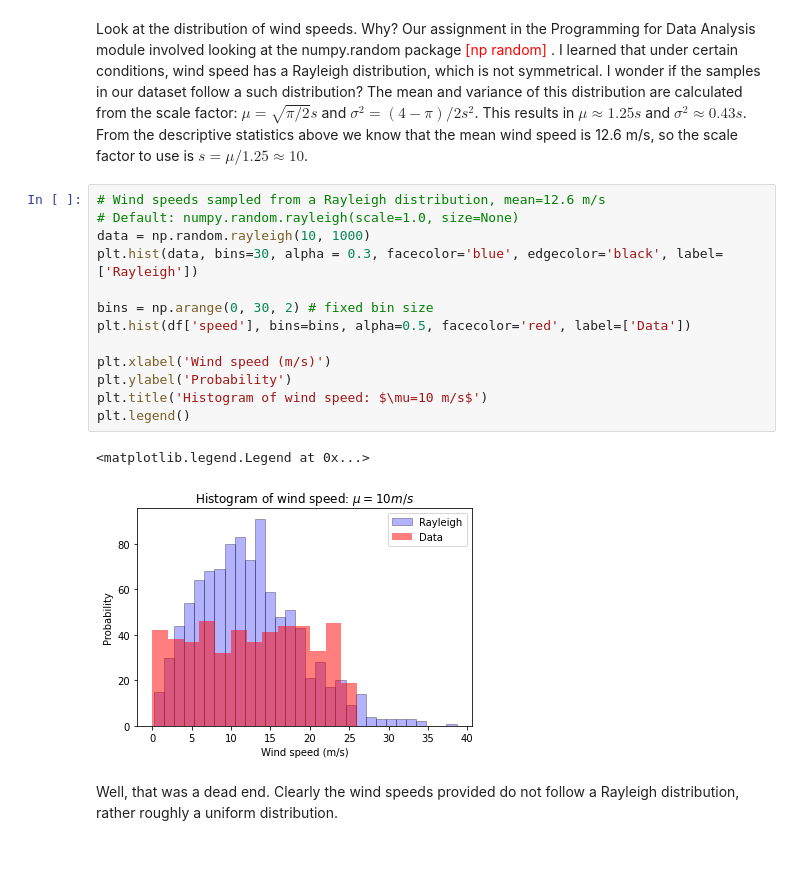
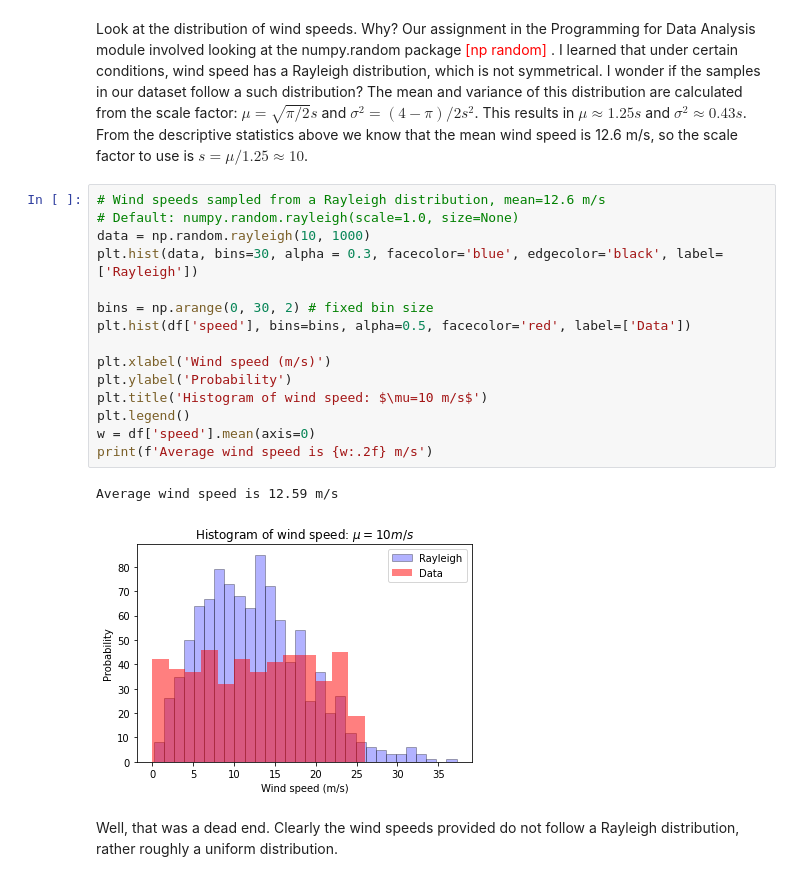
Before and after one commit to elizabethdaly/project-machine-learning, a Jupyter notebook: project-machine-learning.ipynb, the cells around one changed output. Saved outputs shown, nothing was run; the diff lists cells and outputs as text.

```diff
--- a/project-machine-learning.ipynb
+++ b/project-machine-learning.ipynb
@@ -87,19 +90,21 @@ Look at the distribution of wind speeds. Why? Our assignment in the Programming
 # %%
 # Wind speeds sampled from a Rayleigh distribution, mean=12.6 m/s
 # Default: numpy.random.rayleigh(scale=1.0, size=None)
 data = np.random.rayleigh(10, 1000)
 plt.hist(data, bins=30, alpha = 0.3, facecolor='blue', edgecolor='black', label=['Rayleigh'])
 
 bins = np.arange(0, 30, 2) # fixed bin size
 plt.hist(df['speed'], bins=bins, alpha=0.5, facecolor='red', label=['Data'])
 
 plt.xlabel('Wind speed (m/s)')
 plt.ylabel('Probability')
 plt.title('Histogram of wind speed: $\mu=10 m/s$')
 plt.legend()
+w = df['speed'].mean(axis=0)
+print(f'Average wind speed is {w:.2f} m/s')
 # %% [output]
-<matplotlib.legend.Legend at 0x...>
+Average wind speed is 12.59 m/s
-[figure, old version]
+[figure, new version]
 # %% [markdown]
 Well, that was a dead end. Clearly the wind speeds provided do not follow a Rayleigh distribution, rather roughly a uniform distribution.
 # %%
```
Also changed, not shown: parts of 10 cells of this notebook, 6 other files.
